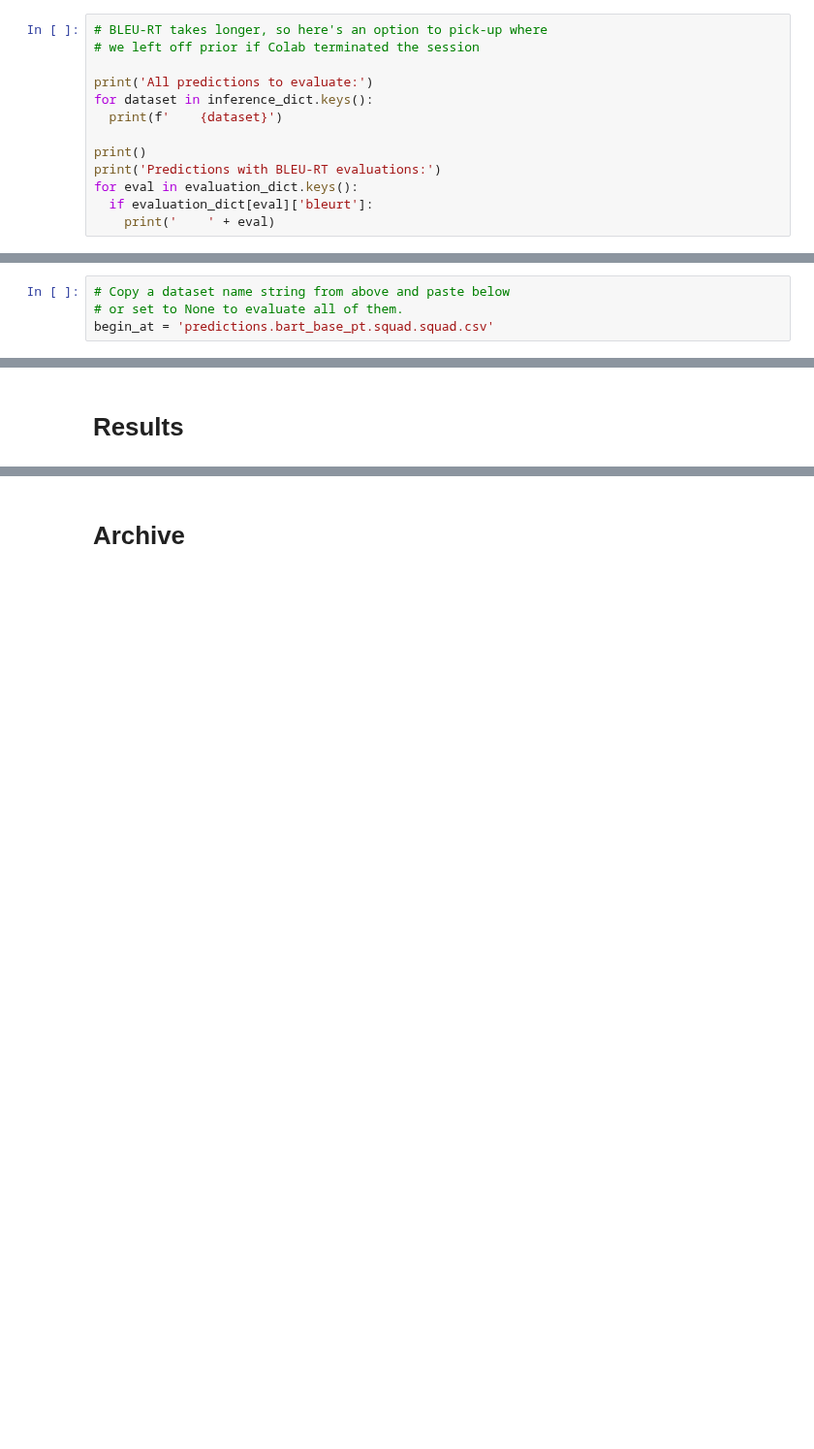
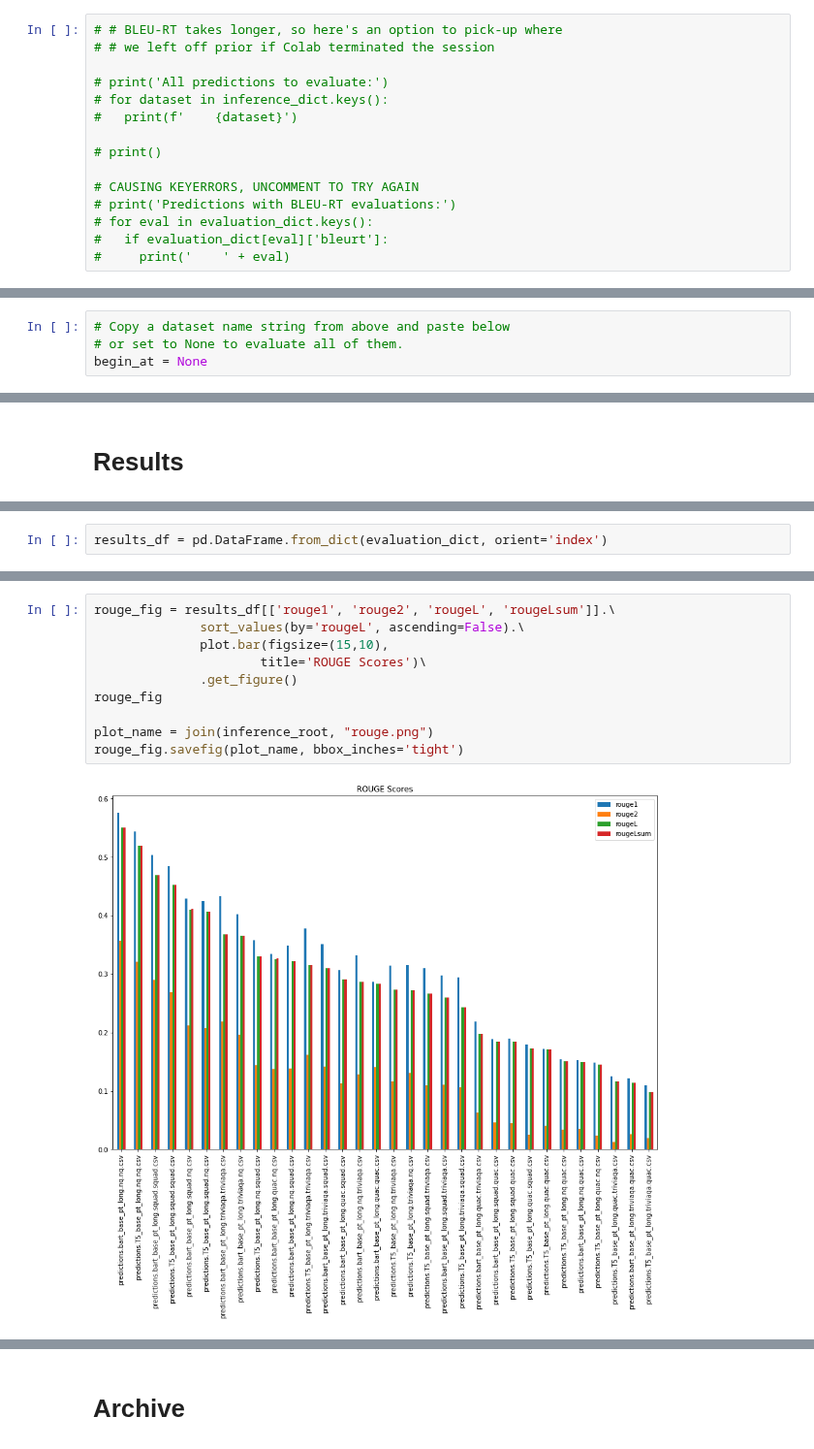
Before and after one commit to jeanlucjackson/w266_NLP_final_project, a Jupyter notebook: code/inference/evaluate_inferences.ipynb, the cells around one changed output, grey strips where cells are left out. Shown at 97% size. Drawn from its saved outputs; the diff is of its cells as text; blank space fills up the shorter version.

```diff
--- a/code/inference/evaluate_inferences.ipynb
+++ b/code/inference/evaluate_inferences.ipynb
@@ -295,15 +300,17 @@ JSON saved at /content/drive/MyDrive/w266 NLP Final Project/Predictions/evaluati
 # %% [markdown]
 ### BLEU-RT
 # %%
-# BLEU-RT takes longer, so here's an option to pick-up where
-# we left off prior if Colab terminated the session
+# # BLEU-RT takes longer, so here's an option to pick-up where
+# # we left off prior if Colab terminated the session
 
-print('All predictions to evaluate:')
-for dataset in inference_dict.keys():
-  print(f'    {dataset}')
+# print('All predictions to evaluate:')
+# for dataset in inference_dict.keys():
+#   print(f'    {dataset}')
 
-print()
-print('Predictions with BLEU-RT evaluations:')
-for eval in evaluation_dict.keys():
-  if evaluation_dict[eval]['bleurt']:
-    print('    ' + eval)
+# print()
+
+# CAUSING KEYERRORS, UNCOMMENT TO TRY AGAIN
+# print('Predictions with BLEU-RT evaluations:')
+# for eval in evaluation_dict.keys():
+#   if evaluation_dict[eval]['bleurt']:
+#     print('    ' + eval)
@@ -328,7 +317,7 @@ Predictions with BLEU-RT evaluations:
 # %%
 # Copy a dataset name string from above and paste below
 # or set to None to evaluate all of them.
-begin_at = 'predictions.bart_base_pt.squad.squad.csv'
+begin_at = None
 # %%
 # Used to control which dataset to resume evaluation at
 play = False
@@ -513,0 +524,2 @@ loop through dict and for each dataset add row to pandas DF
+# %%
+results_df = pd.DataFrame.from_dict(evaluation_dict, orient='index')
@@ -513,0 +589,12 @@ loop through dict and for each dataset add row to pandas DF
+# %%
+rouge_fig = results_df[['rouge1', 'rouge2', 'rougeL', 'rougeLsum']].\
+              sort_values(by='rougeL', ascending=False).\
+              plot.bar(figsize=(15,10),
+                      title='ROUGE Scores')\
+              .get_figure()
+rouge_fig
+
+plot_name = join(inference_root, "rouge.png")
+rouge_fig.savefig(plot_name, bbox_inches='tight')
+# %% [output]
+[figure, added]
```
Also changed, not shown: parts of 29 cells of this notebook.
